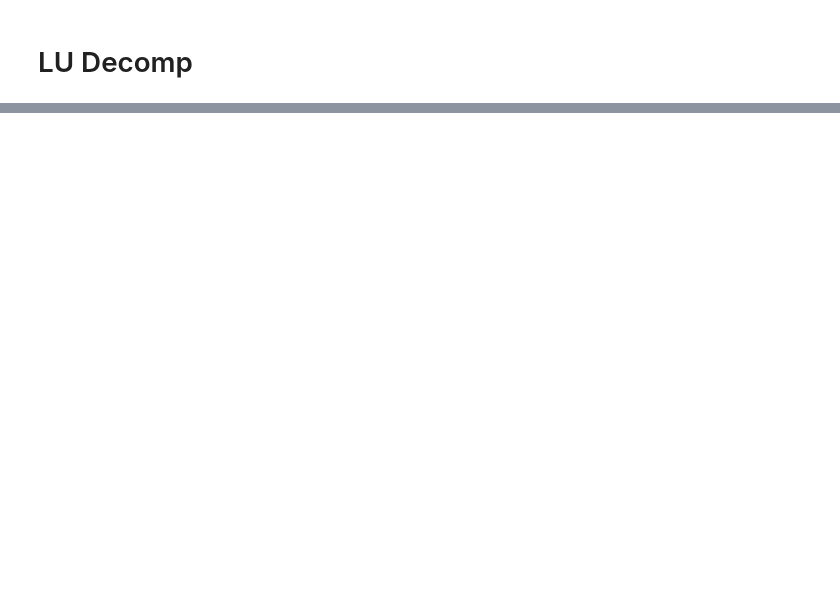
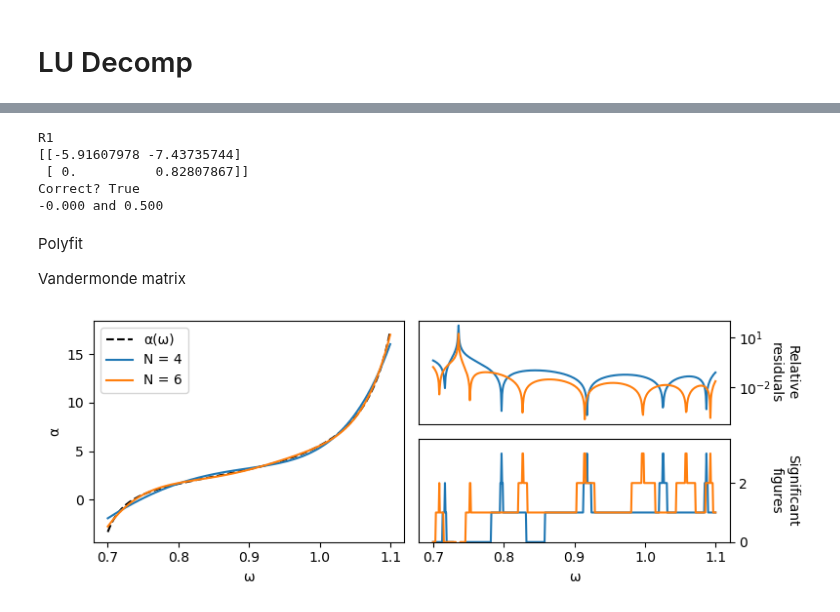
Before and after one commit to JakobSchauser/MscPhysics, a Jupyter notebook: Scientific Computing/Project1/project1.ipynb, the cells around one changed output, grey strips where cells are left out. Cells and saved outputs as stored; diff of their text form; code cells hidden in the pictures; blank space fills up the shorter version.

```diff
--- a/Scientific Computing/Project1/project1.ipynb
+++ b/Scientific Computing/Project1/project1.ipynb
@@ -167,0 +467,74 @@ for ω in ωs:
+# %%
+from HHexamples import A1, b1, x1
+
+sol = solve_least_squares(A1, b1.astype(float), print_upper=True)
+
+print("Correct?",same(sol, x1))
+
+print(f"{sol[0]:.3f} and {sol[1]:.3f}")
+# %% [output]
+R1
+[[-5.91607978 -7.43735744]
+ [ 0.          0.82807867]]
+Correct? True
+-0.000 and 0.500
+# %% [markdown]
+Polyfit
+
+Vandermonde matrix
+# %%
+# x_range = np.linspace(0.7, 1.5, 1000)
+vandermonde_1 = lambda ws, N: np.array([[w**(2*i) for i in range(N+1)] for w in ws])
+
+mask = w_table < 1.1
+
+
+# fig, axs = plt.subplots(3, 1, sharex=True, figsize=(6,4.5), gridspec_kw={'height_ratios': [1,1,1]}, constrained_layout=True)
+fig = plt.figure(figsize=(8, 3))
+
+ax0 = fig.add_subplot(1, 2, 1)
+ax1 = fig.add_subplot(2, 2, 2,)
+ax2 = fig.add_subplot(2, 2, 4,)
+# ax1.get_shared_x_axes().join(ax1, ax2)
+
+axs = [ax0, ax1, ax2]
+# make three uneven suplots, one big to the left and two small to the right
+
+axs[0].plot(w_table[mask], alpha_table[mask], '--',label = "α(ω)", color="black")
+for N in [4,6]:
+    vm = vandermonde_1(w_table[mask], N)
+
+    sol = solve_least_squares(vm, alpha_table[mask])
+    sol = np.dot(vm, sol)
+    axs[0].plot(w_table[mask], sol, label=f"N = {N}")
+
+    residual = np.array(sol - alpha_table[mask])
+
+    relative_residual = np.abs(residual) / np.abs(alpha_table[mask])
+
+    axs[1].plot(w_table[mask], relative_residual, label=f"N = {N}")
+
+    sigf = np.floor(sigfigs(alpha_table[mask], residual))
+    axs[2].plot(w_table[mask], sigf, label=f"N = {N}")
+
+axs[1].set_yscale("log")
+axs[2].set_ylim(0, 3.5)
+axs[0].legend()
+axs[0].set_ylabel("α")
+
+axs[1].set_ylabel("Relative\nresiduals", rotation=270, labelpad=20)
+axs[1].yaxis.set_label_position("right")
+axs[1].yaxis.tick_right()
+
+axs[2].set_ylabel("Significant\nfigures", rotation=270, labelpad=38)
+axs[2].yaxis.set_label_position("right")
+axs[2].yaxis.tick_right()
+
+axs[1].set_xticks([])
+axs[0].set_xlabel("ω")
+axs[2].set_xlabel("ω")
+
+fig.tight_layout()
+plt.show()
+# %% [output]
+[figure, added]
```
Also changed, not shown: parts of 25 cells of this notebook, 5 other files.
